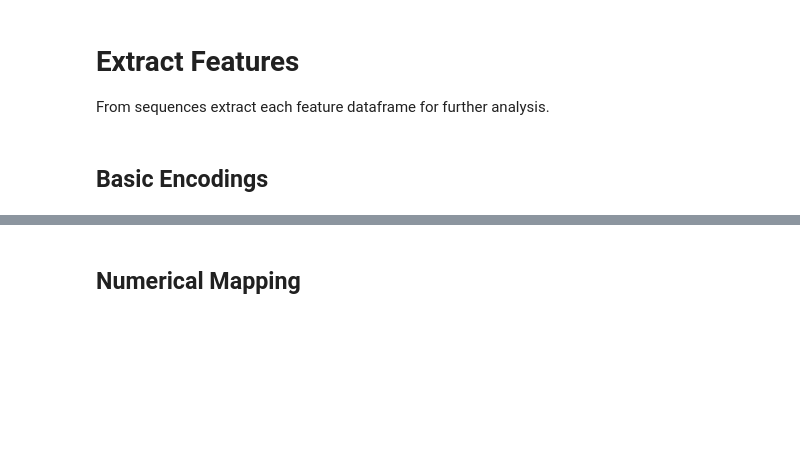
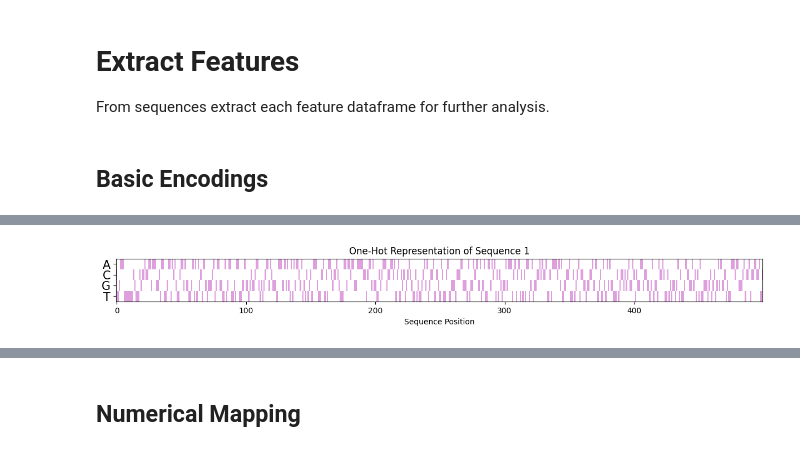
Before and after one commit to fabianagoes/ismb_tutorial8, a Jupyter notebook: tutorial_practical1_colab.ipynb, the cells around one changed output, grey strips where cells are left out. Saved outputs shown, nothing was run; the diff lists cells and outputs as text; code cells hidden in the pictures; blank space fills up the shorter version.

```diff
--- a/tutorial_practical1_colab.ipynb
+++ b/tutorial_practical1_colab.ipynb
@@ -185,3 +187,15 @@ one_hot_feat.head(5)
+# %%
+row = np.asarray(one_hot_feat.iloc[0])
+image_2d = row.reshape((max_length, 4)).T
+plum_colormap = ListedColormap(['white', '#DDA0DD'])
+plt.figure(figsize=(15,1))
+plt.imshow(image_2d, interpolation='nearest', aspect='auto',cmap=plum_colormap)
+plt.yticks([0,1,2,3], ['A','C','G','T'],size=15)
+plt.xlabel("Sequence Position")
+plt.title("One-Hot Representation of Sequence 1")
+plt.show()
+# %% [output]
+[figure, added]
 # %% [markdown]
 ### K-mer
 
```
Also changed, not shown: parts of 22 cells of this notebook.
